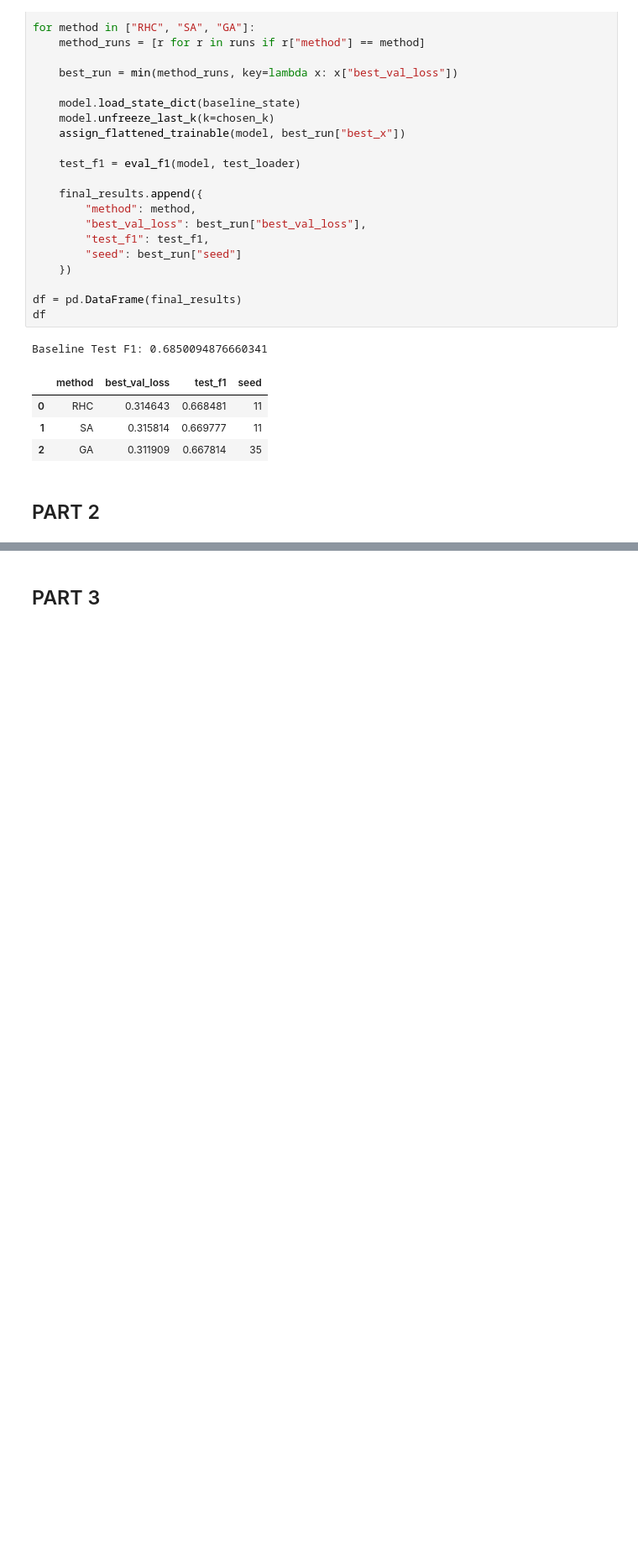
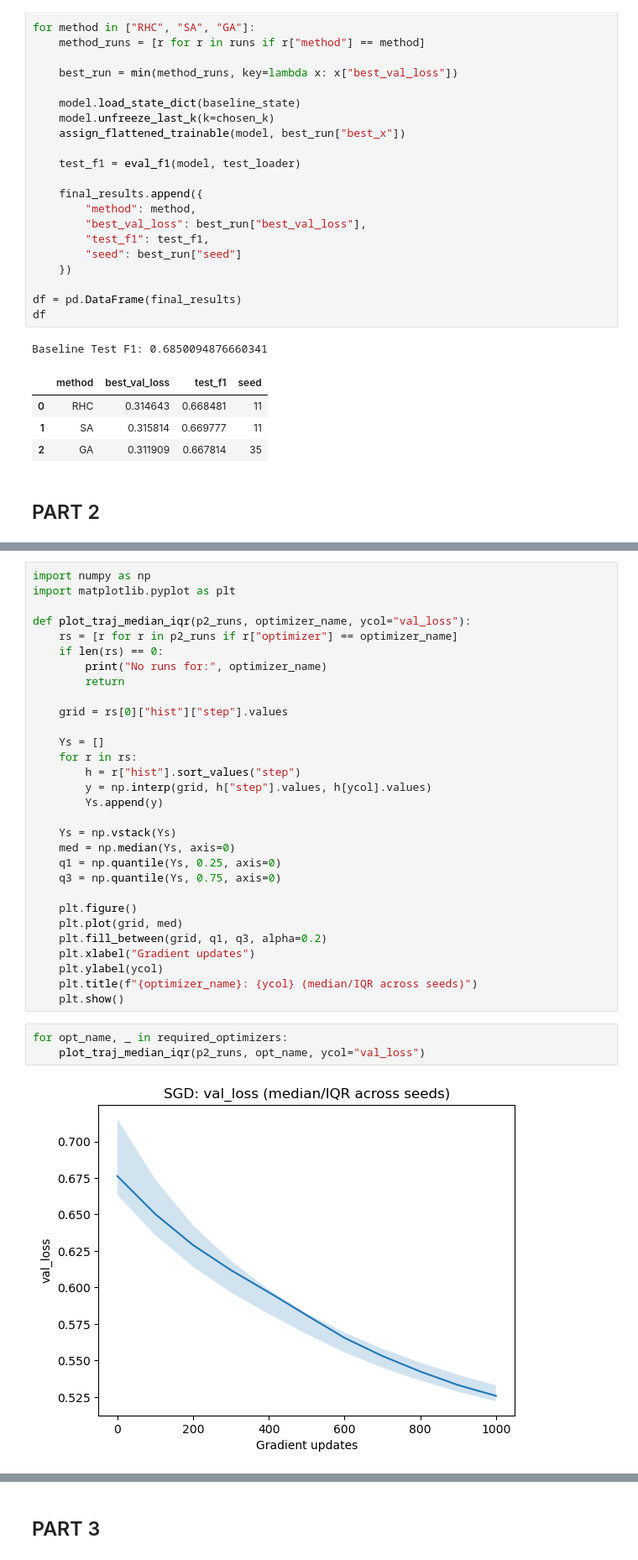
Before and after one commit to lcazorla/cs7641-optimization-uncertainty-learning, a Jupyter notebook: notebooks/analysis_adults.ipynb, the cells around one changed output, grey strips where cells are left out. Shown at 84% size. Drawn from its saved outputs; the diff is of its cells as text; blank space fills up the shorter version.

```diff
--- a/notebooks/analysis_adults.ipynb
+++ b/notebooks/analysis_adults.ipynb
@@ -697,0 +917,35 @@ Baseline Test F1: 0.6850094876660341
+# %%
+import numpy as np
+import matplotlib.pyplot as plt
+
+def plot_traj_median_iqr(p2_runs, optimizer_name, ycol="val_loss"):
+    rs = [r for r in p2_runs if r["optimizer"] == optimizer_name]
+    if len(rs) == 0:
+        print("No runs for:", optimizer_name)
+        return
+
+    grid = rs[0]["hist"]["step"].values
+
+    Ys = []
+    for r in rs:
+        h = r["hist"].sort_values("step")
+        y = np.interp(grid, h["step"].values, h[ycol].values)
+        Ys.append(y)
+
+    Ys = np.vstack(Ys)
+    med = np.median(Ys, axis=0)
+    q1 = np.quantile(Ys, 0.25, axis=0)
+    q3 = np.quantile(Ys, 0.75, axis=0)
+
+    plt.figure()
+    plt.plot(grid, med)
+    plt.fill_between(grid, q1, q3, alpha=0.2)
+    plt.xlabel("Gradient updates")
+    plt.ylabel(ycol)
+    plt.title(f"{optimizer_name}: {ycol} (median/IQR across seeds)")
+    plt.show()
+# %%
+for opt_name, _ in required_optimizers:
+    plot_traj_median_iqr(p2_runs, opt_name, ycol="val_loss")
+# %% [output]
+[figure, added]
```
Also changed, not shown: parts of 10 cells of this notebook.
